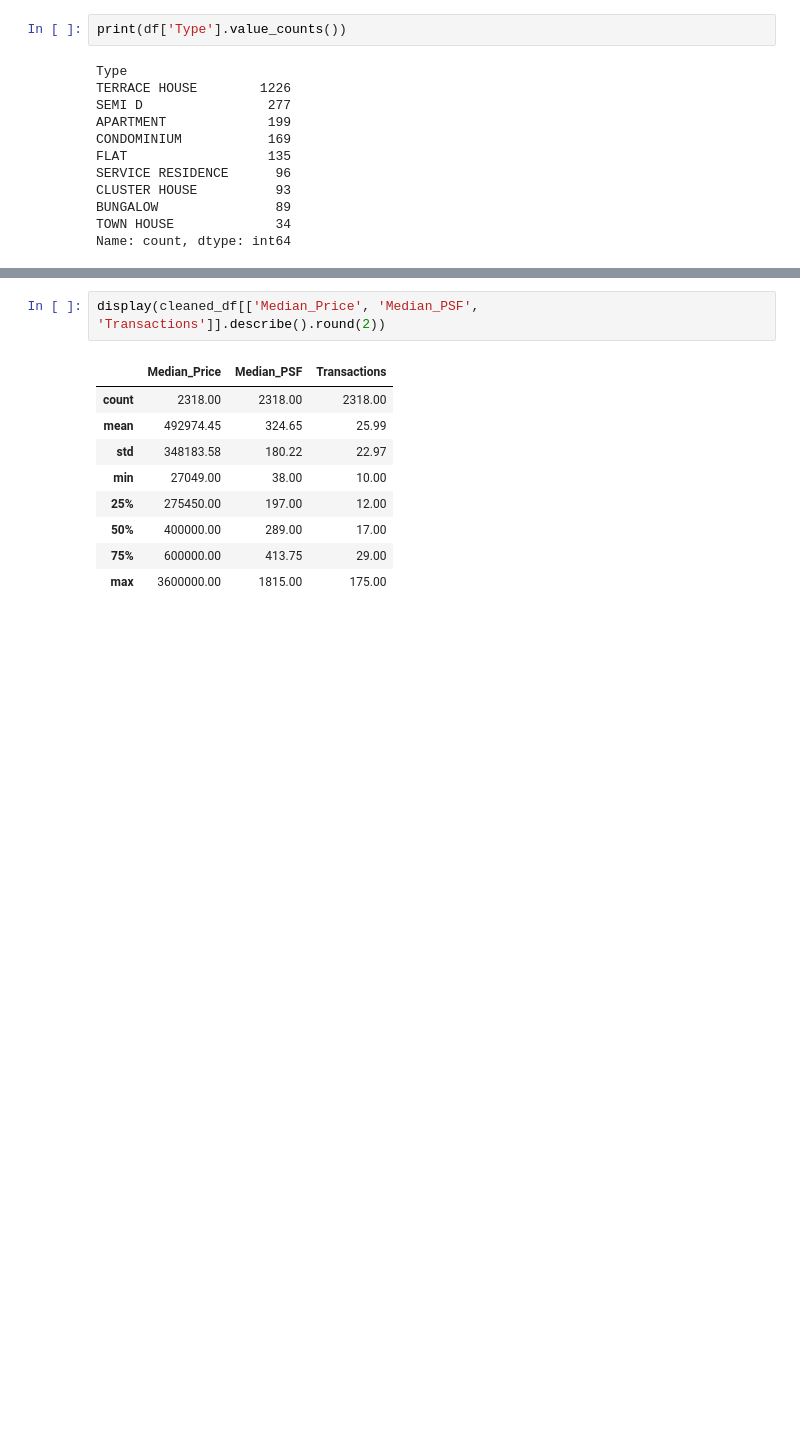
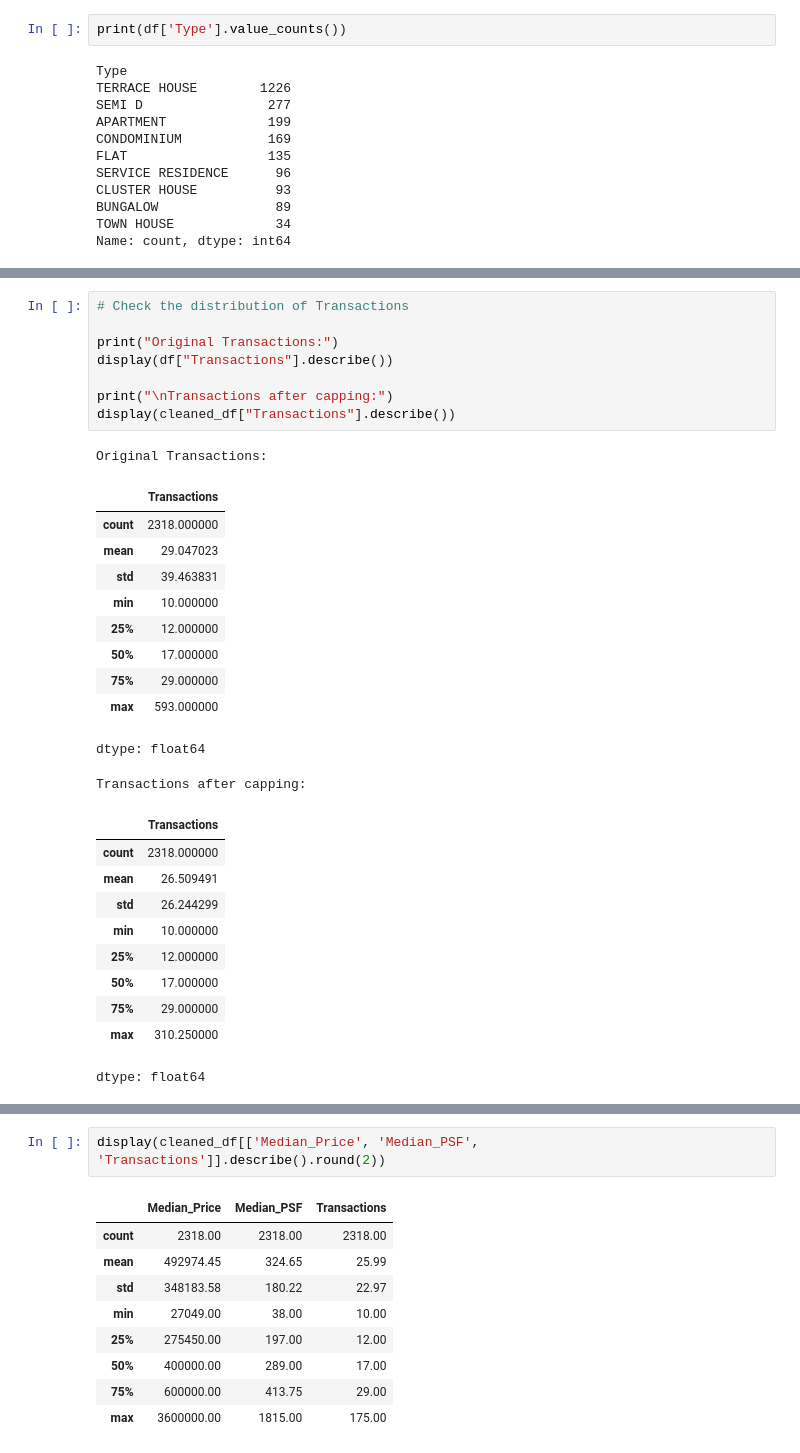
Before and after one commit to JingYang06522/DSTest, a Jupyter notebook: clean_dataset.ipynb, the cells around one changed output, grey strips where cells are left out. Saved outputs shown, nothing was run; the diff lists cells and outputs as text; blank space fills up the shorter version.

```diff
--- a/clean_dataset.ipynb
+++ b/clean_dataset.ipynb
@@ -309,0 +455,31 @@ Upper outliers capped: 101
+# %%
+# Check the distribution of Transactions
+
+print("Original Transactions:")
+display(df["Transactions"].describe())
+
+print("\nTransactions after capping:")
+display(cleaned_df["Transactions"].describe())
+# %% [output]
+Original Transactions:
+|  | Transactions |
+| count | 2318.000000 |
+| mean | 29.047023 |
+| std | 39.463831 |
+| min | 10.000000 |
+| 25% | 12.000000 |
+| 50% | 17.000000 |
+| 75% | 29.000000 |
+| max | 593.000000 |
+dtype: float64
+Transactions after capping:
+|  | Transactions |
+| count | 2318.000000 |
+| mean | 26.509491 |
+| std | 26.244299 |
+| min | 10.000000 |
+| 25% | 12.000000 |
+| 50% | 17.000000 |
+| 75% | 29.000000 |
+| max | 310.250000 |
+dtype: float64
```
Also changed, not shown: parts of 7 cells of this notebook.
